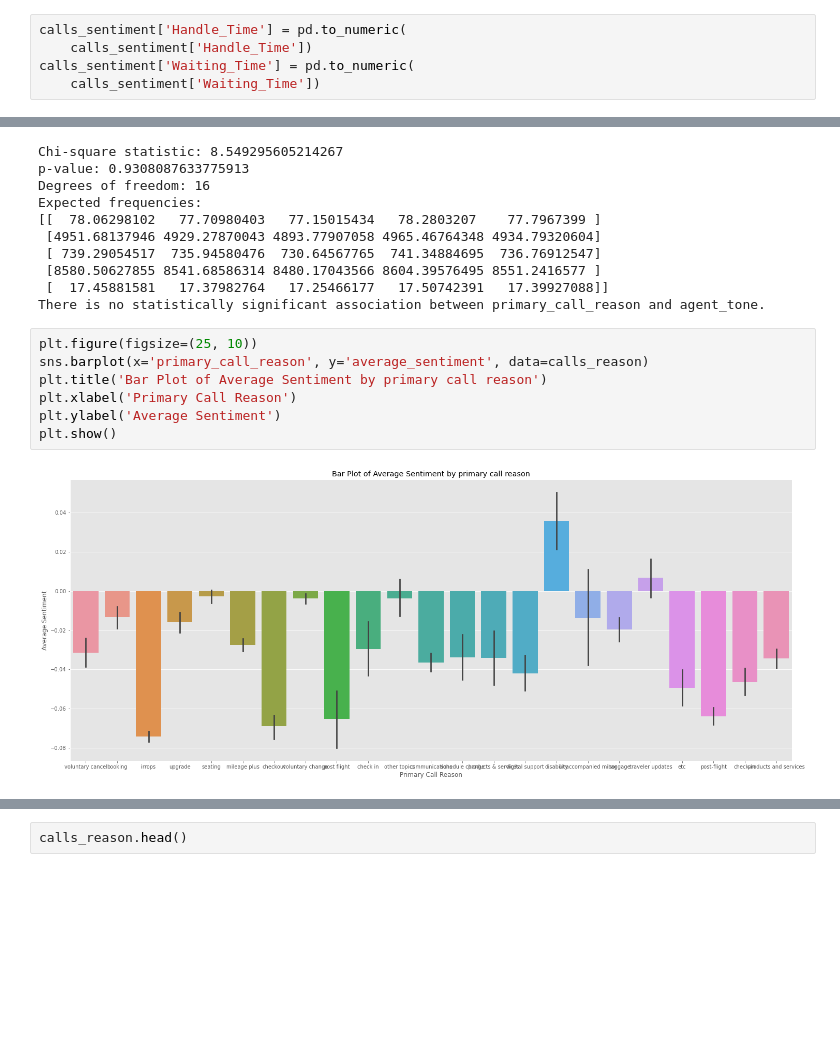
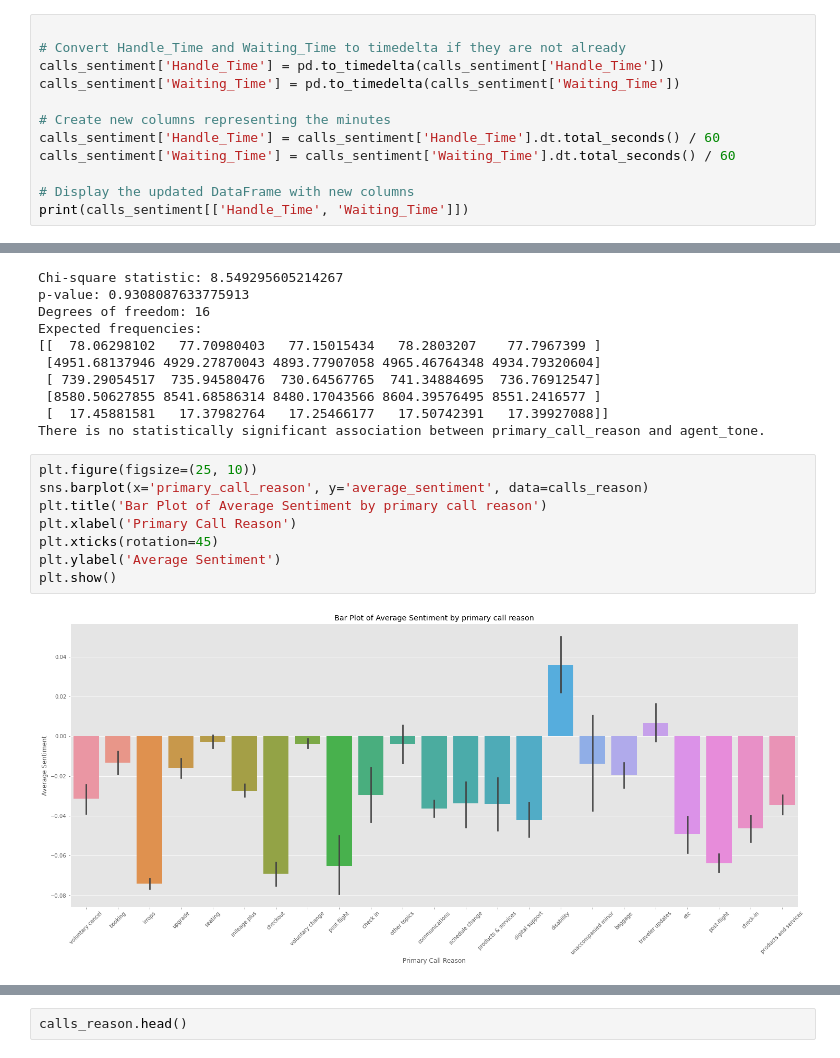
Before and after one commit to NaheedAnju/BlueMoon, a Jupyter notebook: United_Airlines.ipynb, the cells around one changed output, grey strips where cells are left out. Cells and saved outputs as stored; diff of their text form; blank space fills up the shorter version.

```diff
--- a/United_Airlines.ipynb
+++ b/United_Airlines.ipynb
@@ -257,7 +164,14 @@ calls_sentiment.head()
 | 3 | 2266439882 | 1154544516 | 488324 | 2024-08-01 00:05:00 | 2024-08-01 00:10:00 | 2024-08-01 00:17:00 | ... |
 | 4 | 1211603231 | 5214456437 | 721730 | 2024-08-01 00:04:00 | 2024-08-01 00:14:00 | 2024-08-01 00:23:00 | ... |
 # %%
-calls_sentiment['Handle_Time'] = pd.to_numeric(
-    calls_sentiment['Handle_Time'])
-calls_sentiment['Waiting_Time'] = pd.to_numeric(
-    calls_sentiment['Waiting_Time'])
+
+# Convert Handle_Time and Waiting_Time to timedelta if they are not already
+calls_sentiment['Handle_Time'] = pd.to_timedelta(calls_sentiment['Handle_Time'])
+calls_sentiment['Waiting_Time'] = pd.to_timedelta(calls_sentiment['Waiting_Time'])
+
+# Create new columns representing the minutes
+calls_sentiment['Handle_Time'] = calls_sentiment['Handle_Time'].dt.total_seconds() / 60
+calls_sentiment['Waiting_Time'] = calls_sentiment['Waiting_Time'].dt.total_seconds() / 60
+
+# Display the updated DataFrame with new columns
+print(calls_sentiment[['Handle_Time', 'Waiting_Time']])
@@ -452,12 +365,13 @@ There is no statistically significant association between primary_call_reason an
 # %%
 plt.figure(figsize=(25, 10))
 sns.barplot(x='primary_call_reason', y='average_sentiment', data=calls_reason)
 plt.title('Bar Plot of Average Sentiment by primary call reason')
 plt.xlabel('Primary Call Reason')
+plt.xticks(rotation=45)
 plt.ylabel('Average Sentiment')
 plt.show()
 # %% [output]
-[figure, old version]
+[figure, new version]
 # %%
 plt.figure(figsize=(25, 10))
 sns.barplot(x='primary_call_reason', y='Handle_Time', data=calls_reason)
```
Also changed, not shown: parts of 66 cells of this notebook, 1 other file.
